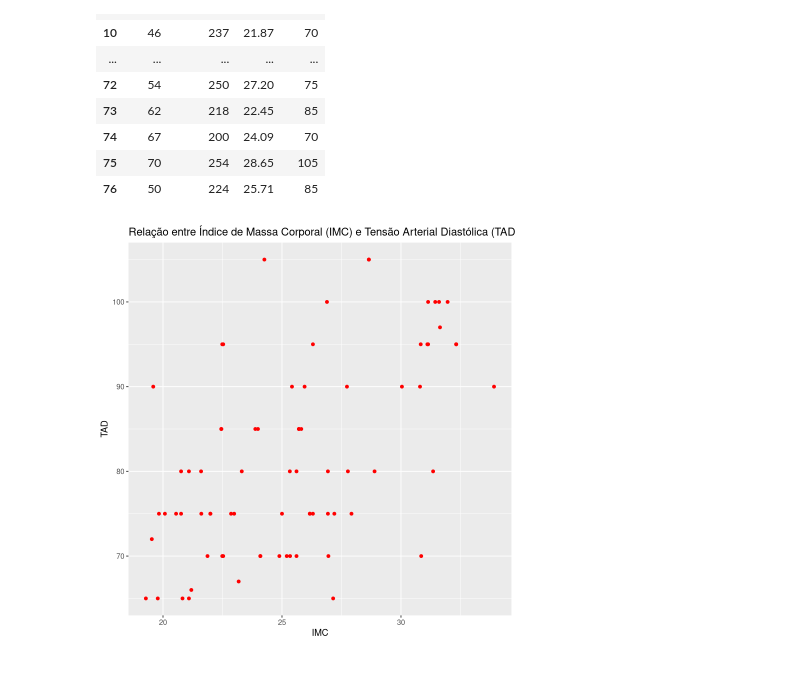
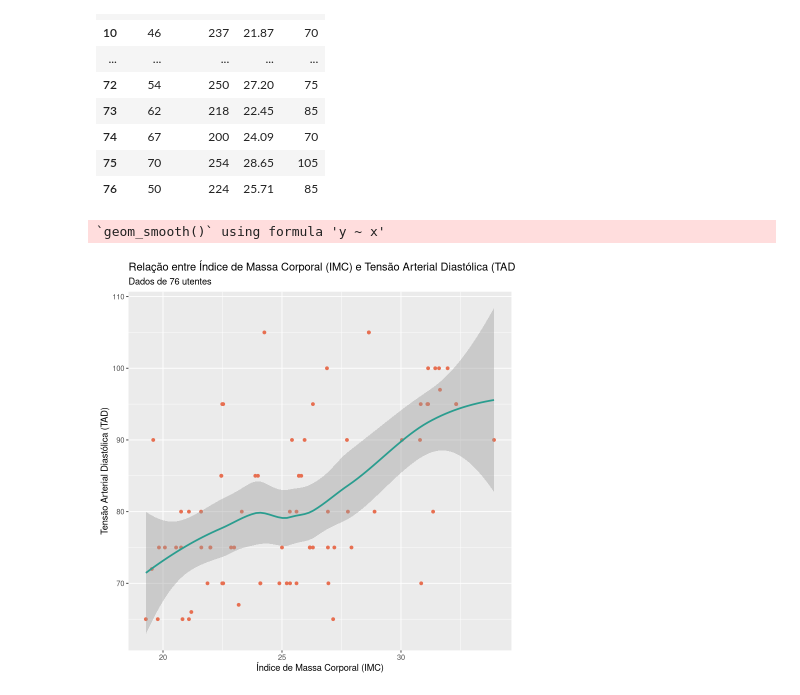
Before and after one commit to diogotcorreia/projeto-computacional-pe, a Jupyter notebook: ex04/ex04.ipynb, the cells around one changed output. Drawn from its saved outputs; the diff is of its cells as text; code cells hidden in the pictures.

```diff
--- a/ex04/ex04.ipynb
+++ b/ex04/ex04.ipynb
@@ -28,8 +28,13 @@ A data.frame: 76 × 4
 # %%
 df %>%
   ggplot(aes(x = IMC, y = TAD)) +
-  geom_point(colour = "red") +
-  ggtitle("Relação entre Índice de Massa Corporal (IMC) e Tensão Arterial Diastólica (TAD)")
+  geom_point(colour = "#e76f51") +
+  stat_smooth(method = loess, color = "#2a9d8f") +
+  ggtitle("Relação entre Índice de Massa Corporal (IMC) e Tensão Arterial Diastólica (TAD)") +
+  labs(subtitle = "Dados de 76 utentes") +
+  xlab("Índice de Massa Corporal (IMC)") +
+  ylab("Tensão Arterial Diastólica (TAD)")
 # %% [output]
+`geom_smooth()` using formula 'y ~ x'
-[figure, old version]
+[figure, new version]
 # %%
```
Also changed, not shown: parts of 2 cells of this notebook, 2 other files.
